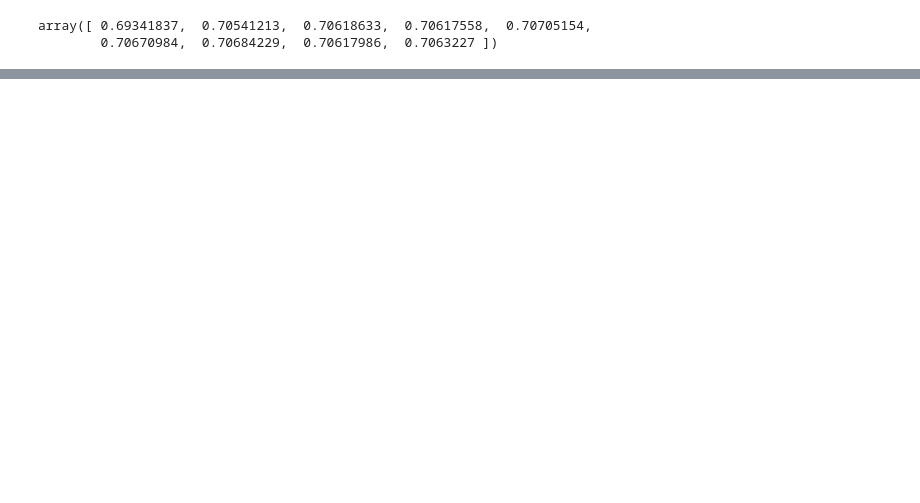
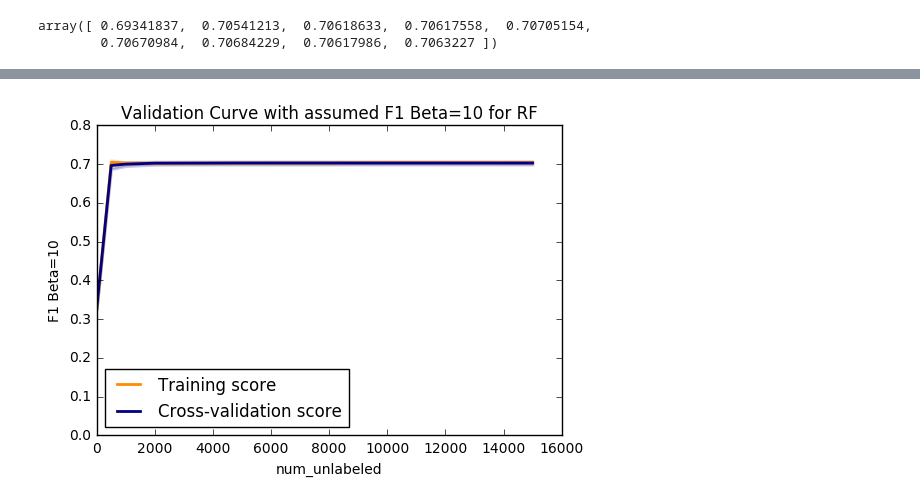
Before and after one commit to milliman/EPI_Machine_Learning, a Jupyter notebook: Nested Cross Run.ipynb, the cells around one changed output, grey strips where cells are left out. Cells and saved outputs as stored; diff of their text form; code cells hidden in the pictures; blank space fills up the shorter version.

Commit message:
finished an example notebook with validation curves, nested cross, test and fix up nested cross and related scoring functions

```diff
--- a/Nested Cross Run.ipynb
+++ b/Nested Cross Run.ipynb
@@ -274,0 +300,2 @@ PNUWrapper(base_estimator=RandomForestClassifier(bootstrap=True, class_weight=No
+# %%
+pnu.set_params(**params)
@@ -274,0 +312,2 @@ PNUWrapper(base_estimator=RandomForestClassifier(bootstrap=True, class_weight=No
+# %%
+pnu.set_params(num_unlabeled=1.0, base_estimator__n_jobs=-1, base_estimator__verbose=100)
@@ -274,0 +324,2 @@ PNUWrapper(base_estimator=RandomForestClassifier(bootstrap=True, class_weight=No
+# %%
+pnu.fit(X_train.values, y_train.values)
@@ -274,0 +392,4 @@ PNUWrapper(base_estimator=RandomForestClassifier(bootstrap=True, class_weight=No
+# %%
+param_range=[0,500,1000,2000,5000,7500,10000,15000]
+train_scores, test_scores = validation_curve(pnu, X_train.values, y_train.values, 'num_unlabeled',
+                 param_range=param_range, cv=3, scoring=f1_assumed_beta10_scorer, n_jobs=-1, verbose=100)
@@ -274,0 +414,25 @@ PNUWrapper(base_estimator=RandomForestClassifier(bootstrap=True, class_weight=No
+# %%
+train_scores_mean = np.mean(train_scores, axis=1)
+train_scores_std = np.std(train_scores, axis=1)
+test_scores_mean = np.mean(test_scores, axis=1)
+test_scores_std = np.std(test_scores, axis=1)
+
+plt.title("Validation Curve with assumed F1 Beta=10 for RF")
+plt.xlabel("num_unlabeled")
+plt.ylabel("F1 Beta=10")
+plt.ylim(0.0, 0.8)
+lw = 2
+plt.plot(param_range, train_scores_mean, label="Training score",
+             color="darkorange", lw=lw)
+plt.fill_between(param_range, train_scores_mean - train_scores_std,
+                 train_scores_mean + train_scores_std, alpha=0.2,
+                 color="darkorange", lw=lw)
+plt.plot(param_range, test_scores_mean, label="Cross-validation score",
+             color="navy", lw=lw)
+plt.fill_between(param_range, test_scores_mean - test_scores_std,
+                 test_scores_mean + test_scores_std, alpha=0.2,
+                 color="navy", lw=lw)
+plt.legend(loc="best")
+plt.show()
+# %% [output]
+[figure, added]
```
Also changed, not shown: parts of 42 cells of this notebook, 2 other files.
